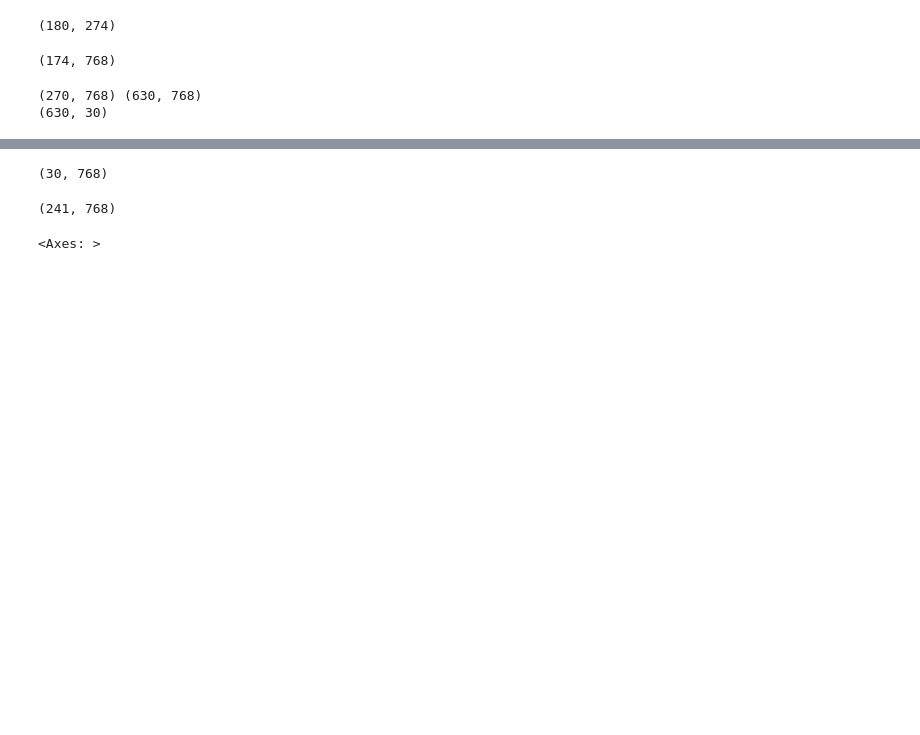
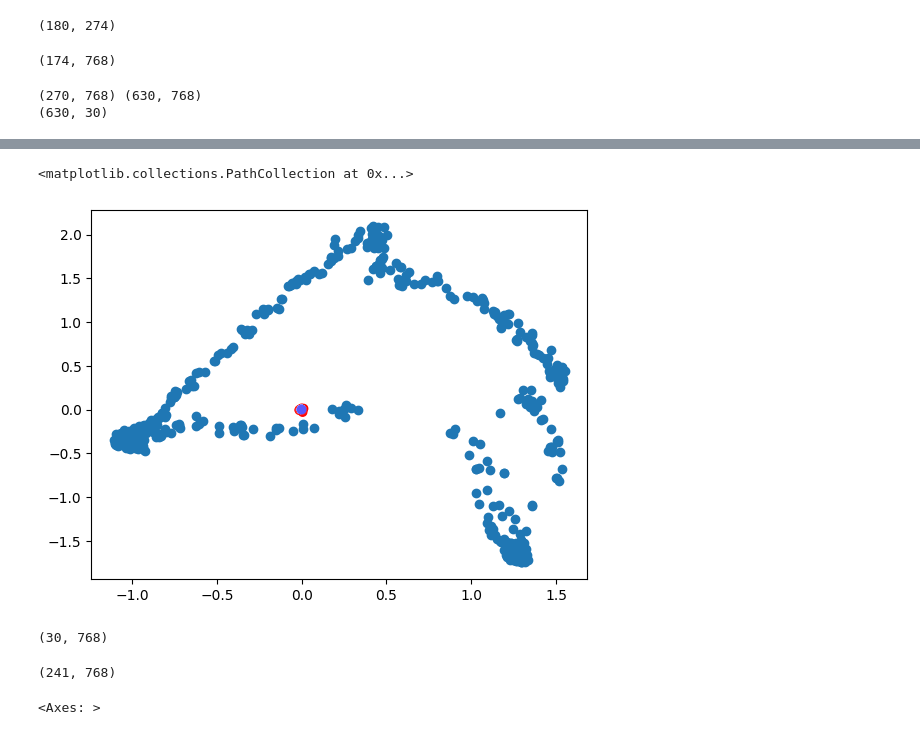
Before and after one commit to mariakesa/neural-computation-blog-python-code, a Jupyter notebook: Allen-Stimulus-Response/test.ipynb, the cells around one changed output, grey strips where cells are left out. Cells and saved outputs as stored; diff of their text form; code cells hidden in the pictures; blank space fills up the shorter version.

```diff
--- a/Allen-Stimulus-Response/test.ipynb
+++ b/Allen-Stimulus-Response/test.ipynb
@@ -232,0 +284,8 @@ print(tst.shape)
+# %%
+scaler = StandardScaler()
+
+# Fit and transform the training features
+trn_sc = scaler.fit_transform(trn)
+
+# Transform the test features using the same scaler
+tst_sc = scaler.transform(tst)
@@ -238,3 +301,9 @@ plt.scatter(coef[:,0],coef[:,1],c=scores, cmap='bwr')
+# %%
+plt.scatter(coef[:,0],coef[:,1],c=scores, cmap='bwr')
+plt.scatter(tst_sc[:,0],tst_sc[:,1], cmap='magma')
+# %% [output]
+<matplotlib.collections.PathCollection at 0x...>
+[figure, added]
 # %%
 pca.components_.shape
 # %% [output]
```
Also changed, not shown: parts of 18 cells of this notebook, 2 other files.
